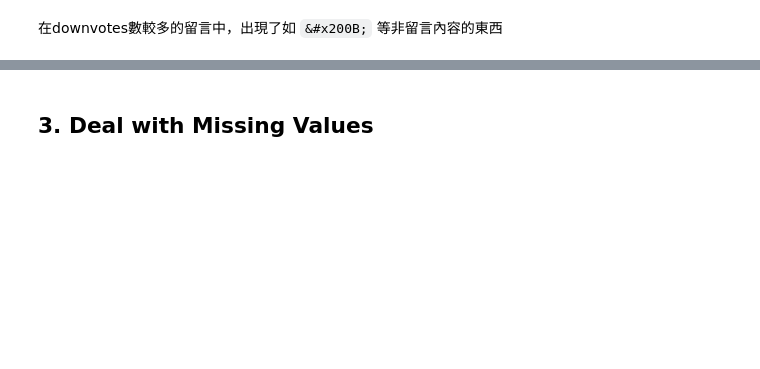
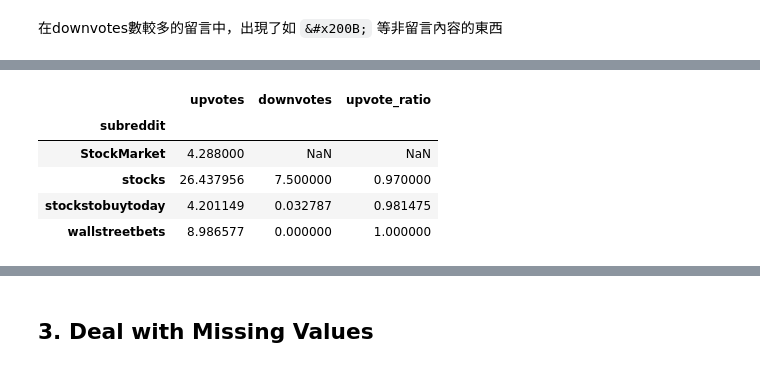
Before and after one commit to bbswei/DM2025-Lab1-Exercise, a Jupyter notebook: DM2025-Lab1-Homework.ipynb, the cells around one changed output, grey strips where cells are left out. Saved outputs shown, nothing was run; the diff lists cells and outputs as text; code cells hidden in the pictures; blank space fills up the shorter version.

```diff
--- a/DM2025-Lab1-Homework.ipynb
+++ b/DM2025-Lab1-Homework.ipynb
@@ -292,0 +303,9 @@ Hold onto your seats – Vision Marine Technologies Inc. and Shaun Torrente have
+# %%
+df.groupby("subreddit")[["upvotes","downvotes","upvote_ratio"]].mean()
+# %% [output]
+|  | upvotes | downvotes | upvote_ratio |
+| subreddit |  |  |  |
+| StockMarket | 4.288000 | NaN | NaN |
+| stocks | 26.437956 | 7.500000 | 0.970000 |
+| stockstobuytoday | 4.201149 | 0.032787 | 0.981475 |
+| wallstreetbets | 8.986577 | 0.000000 | 1.000000 |
```
Also changed, not shown: parts of 9 cells of this notebook.
